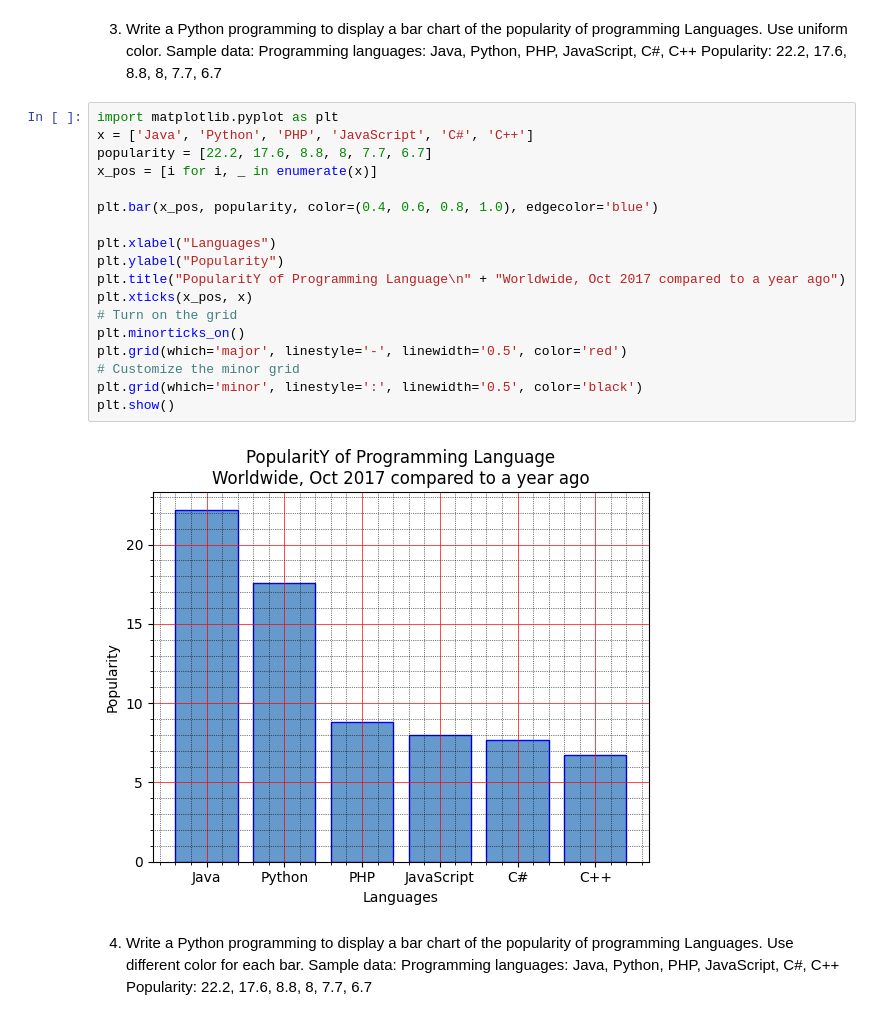
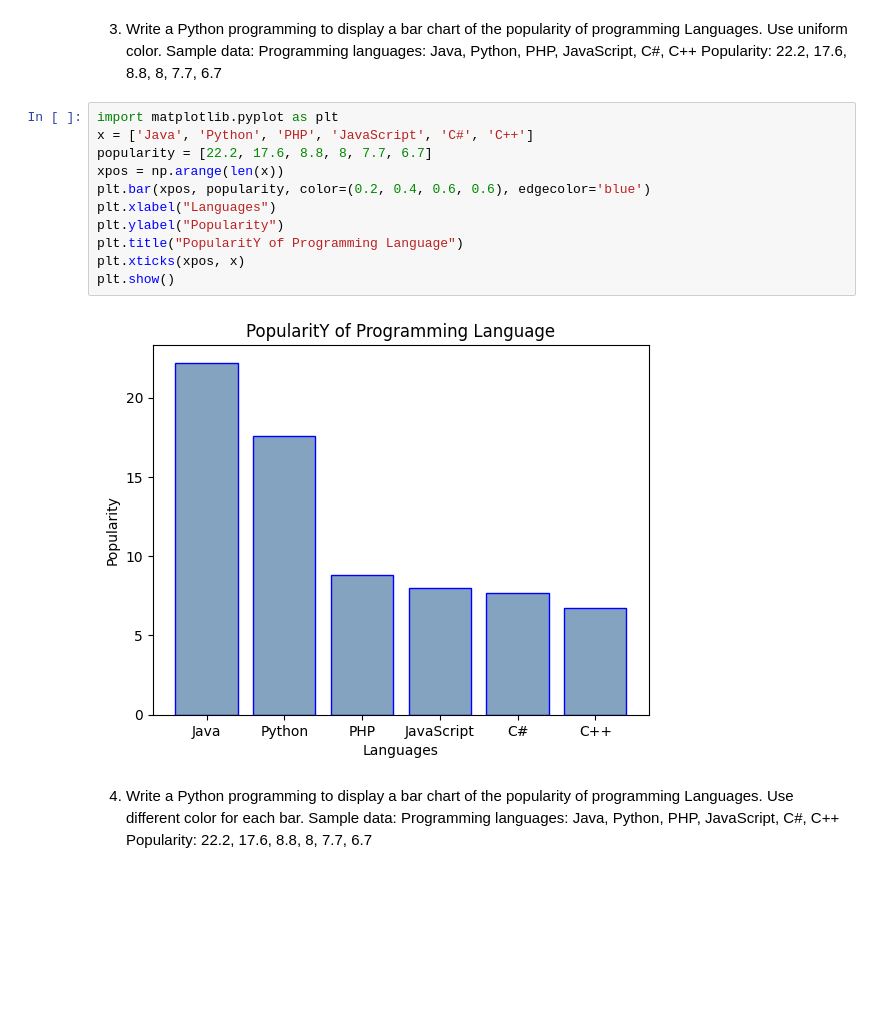
Before and after one commit to milanbiranwar18/Python_Libraries, a Jupyter notebook: Matplotlib Barchart/matplotlib_barchart.ipynb, the cells around one changed output. Cells and saved outputs as stored; diff of their text form; blank space fills up the shorter version.

```diff
--- a/Matplotlib Barchart/matplotlib_barchart.ipynb
+++ b/Matplotlib Barchart/matplotlib_barchart.ipynb
@@ -59,23 +47,16 @@ Popularity: 22.2, 17.6, 8.8, 8, 7.7, 6.7
 # %%
 import matplotlib.pyplot as plt
 x = ['Java', 'Python', 'PHP', 'JavaScript', 'C#', 'C++']
 popularity = [22.2, 17.6, 8.8, 8, 7.7, 6.7]
-x_pos = [i for i, _ in enumerate(x)]
-
-plt.bar(x_pos, popularity, color=(0.4, 0.6, 0.8, 1.0), edgecolor='blue')
-
+xpos = np.arange(len(x))
+plt.bar(xpos, popularity, color=(0.2, 0.4, 0.6, 0.6), edgecolor='blue')
 plt.xlabel("Languages")
 plt.ylabel("Popularity")
-plt.title("PopularitY of Programming Language\n" + "Worldwide, Oct 2017 compared to a year ago")
-plt.xticks(x_pos, x)
-# Turn on the grid
-plt.minorticks_on()
-plt.grid(which='major', linestyle='-', linewidth='0.5', color='red')
-# Customize the minor grid
-plt.grid(which='minor', linestyle=':', linewidth='0.5', color='black')
+plt.title("PopularitY of Programming Language")
+plt.xticks(xpos, x)
 plt.show()
 # %% [output]
-[figure, old version]
+[figure, new version]
 # %% [markdown]
 4. Write a Python programming to display a bar chart of the popularity of programming
 Languages. Use different color for each bar.
```
Also changed, not shown: parts of 13 cells of this notebook, 3 other files.
